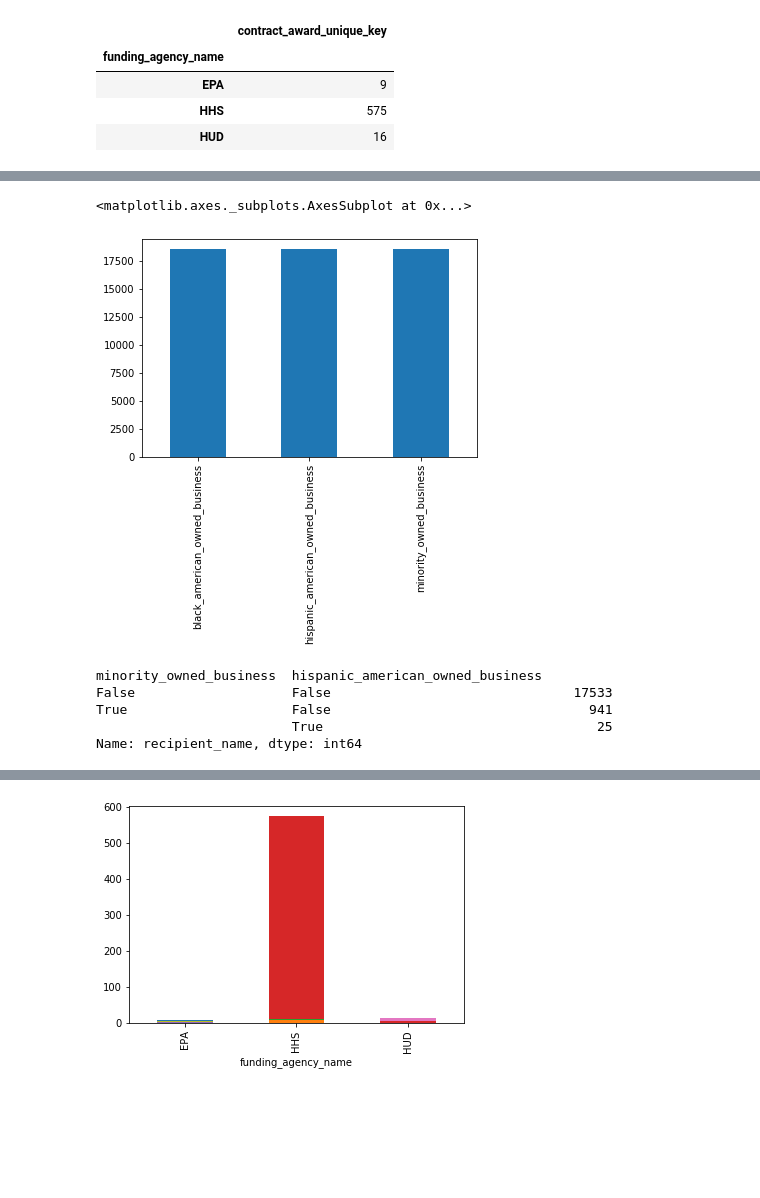
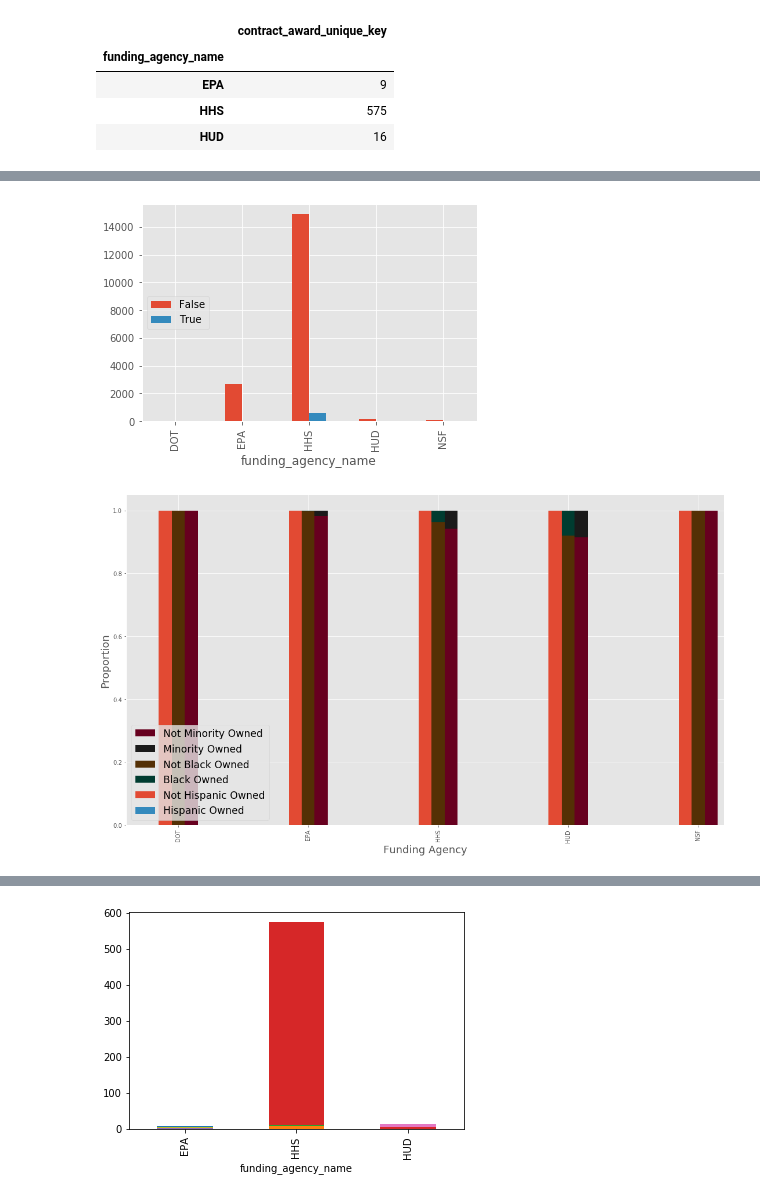
Before and after one commit to pdebree/CS506-Project, a Jupyter notebook: exploration.ipynb, the cells around one changed output, grey strips where cells are left out. Drawn from its saved outputs; the diff is of its cells as text; code cells hidden in the pictures; blank space fills up the shorter version.

```diff
--- a/exploration.ipynb
+++ b/exploration.ipynb
@@ -2,6 +2,7 @@
 import pandas as pd
 import numpy as np
 import matplotlib.pyplot as plt
+plt.style.use('ggplot')
 # %%
 contracts = pd.read_csv("data_119/contracts.csv")
 # %%
@@ -199,13 +138,6 @@ plt.show()
-# %%
-contracts[['black_american_owned_business', 'hispanic_american_owned_business', 'minority_owned_business']].count().plot(kind='bar')
-# %% [output]
-<matplotlib.axes._subplots.AxesSubplot at 0x...>
-[figure, removed]
-# %%
-contracts.groupby(['minority_owned_business', 'hispanic_american_owned_business'])['recipient_name'].count()
-# %% [output]
-minority_owned_business  hispanic_american_owned_business
-False                    False                               17533
-True                     False                                 941
-                         True                                   25
-Name: recipient_name, dtype: int64
+# %%
+contracts.groupby(['funding_agency_name', 'black_american_owned_business'])['contract_award_unique_key'].size().unstack().plot.bar()
+plt.legend(loc='center left')
+plt.show()
+# %% [output]
+[figure, added]
@@ -211,0 +154,21 @@ Name: recipient_name, dtype: int64
+# %%
+
+fig = plt.figure(figsize = [6.4, 4.8])
+ax = fig.add_subplot(111)
+fig.set_size_inches(18.5, 10.5)
+
+norm_mbe.plot(kind='bar', stacked=True, width = 0.1, colormap="RdGy", position=-0.5, ax=ax)
+norm_bbe.plot(kind='bar', stacked=True, width = 0.1, colormap="BrBG", position=0.5, ax=ax)
+norm_hbe.plot(kind='bar', stacked=True, width = 0.1, position=1.5, ax=ax)
+
+
+plt.legend(loc='lower left',
+           fontsize = 'xx-large')
+
+plt.xlabel('Funding Agency', fontsize=18)
+plt.ylabel('Proportion', fontsize=18)
+
+
+plt.show()
+# %% [output]
+[figure, added]
```
Also changed, not shown: parts of 22 cells of this notebook, 1 other file.
